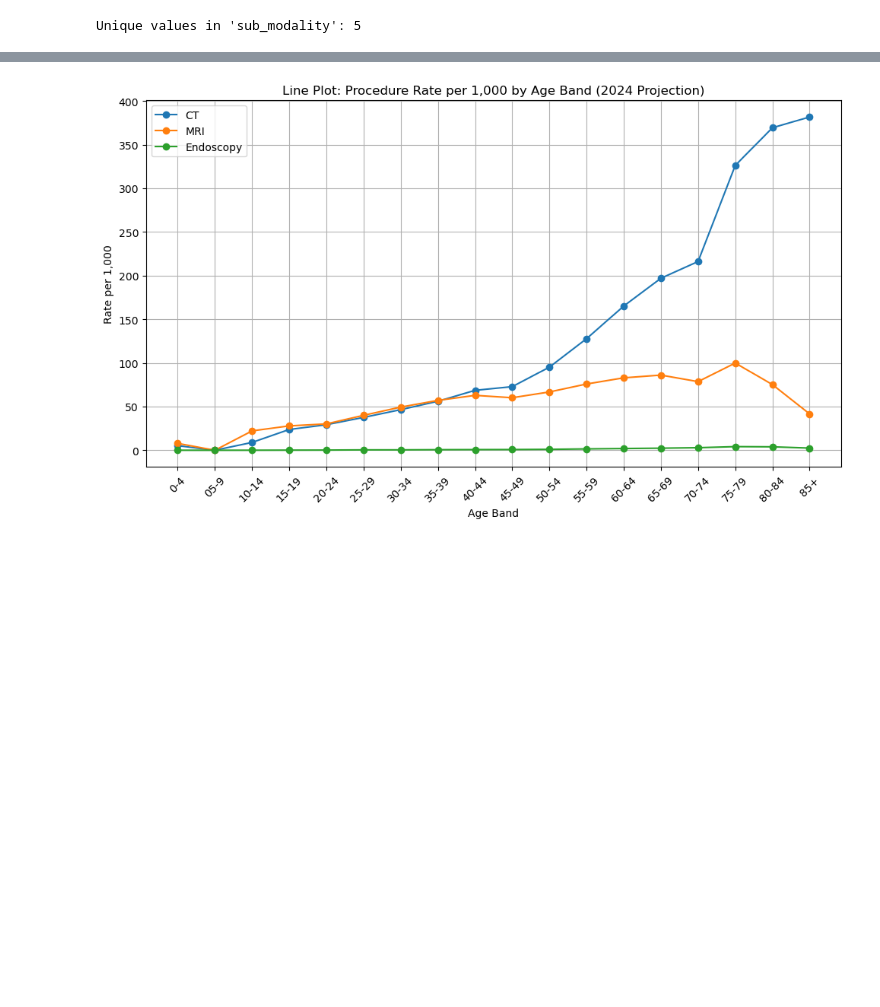
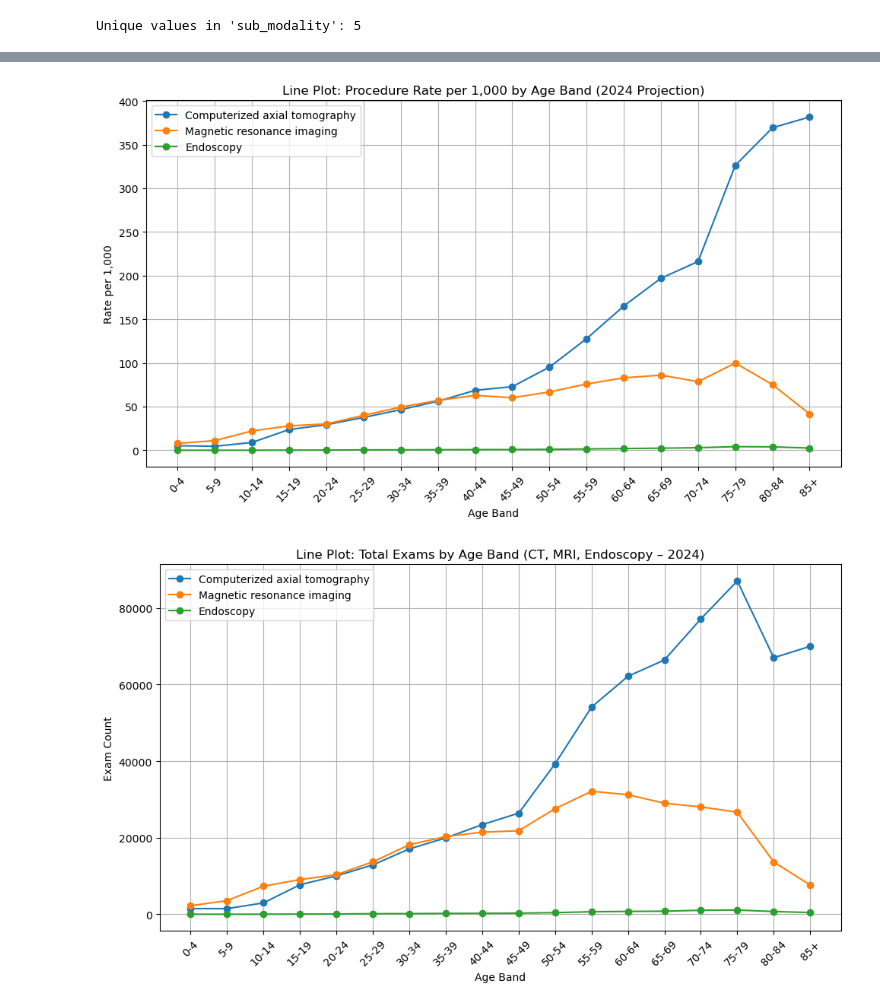
Before and after one commit to RossTylr/nhs-diagnostics-dids-eda, a Jupyter notebook: notebooks/04d_modality_demand.ipynb, the cells around one changed output, grey strips where cells are left out. Cells and saved outputs as stored; diff of their text form; code cells hidden in the pictures; blank space fills up the shorter version.

```diff
--- a/notebooks/04d_modality_demand.ipynb
+++ b/notebooks/04d_modality_demand.ipynb
@@ -353,31 +353,48 @@ CT / MRI / Endoscopy: Absolute and Per-1,000 Rates by Age Band (2024 Projection)
 # %%
-# Step 7: Clean and prepare for plotting
-plot_df = merged.copy()
+# Step: Rename columns so the plot loop works
+plot_df = plot_df.rename(columns={
+    "Computerized axial tomography (procedure)": "ct",
+    "Magnetic resonance imaging (procedure)": "mri",
+    "Endoscopy (procedure)": "endoscopy",
+    "Computerized axial tomography (procedure) rate / 1,000": "ct rate / 1,000",
+    "Magnetic resonance imaging (procedure) rate / 1,000": "mri rate / 1,000",
+    "Endoscopy (procedure) rate / 1,000": "endoscopy rate / 1,000"
+})
 
-# Drop total row if present
-plot_df = plot_df[~plot_df.index.isin(["Total"])].copy()
+# Define plot labels
+modality_labels = {
+    "ct": "Computerized axial tomography",
+    "mri": "Magnetic resonance imaging",
+    "endoscopy": "Endoscopy"
+}
 
-# Reset index and explicitly rename it
-plot_df = plot_df.reset_index()
+# Plot 1: Rates per 1,000
+plt.figure(figsize=(10, 6))
+for mod, label in modality_labels.items():
+    plt.plot(plot_df["age_band"], plot_df[f"{mod} rate / 1,000"], marker='o', label=label)
 
-# Rename column if unnamed index was restored as "index"
-if "index" in plot_df.columns and "age_band" not in plot_df.columns:
-    plot_df = plot_df.rename(columns={"index": "age_band"})
+plt.title("Line Plot: Procedure Rate per 1,000 by Age Band (2024 Projection)")
+plt.xlabel("Age Band")
+plt.ylabel("Rate per 1,000")
+plt.xticks(rotation=45)
+plt.legend()
+plt.grid(True)
+plt.tight_layout()
+plt.show()
 
-# Final check
-assert "age_band" in plot_df.columns, f"age_band column is still missing; available columns: {plot_df.columns.tolist()}"
+# Plot 2: Raw counts
+plt.figure(figsize=(10, 6))
+for mod, label in modality_labels.items():
+    plt.plot(plot_df["age_band"], plot_df[mod], marker='o', label=label)
+
+plt.title("Line Plot: Total Exams by Age Band (CT, MRI, Endoscopy – 2024)")
+plt.xlabel("Age Band")
+plt.ylabel("Exam Count")
+plt.xticks(rotation=45)
+plt.legend()
+plt.grid(True)
+plt.tight_layout()
+plt.show()
+# %% [output]
+[figure, added]
+[figure, added]
-# %%
-plt.figure(figsize=(10, 6))
-for mod, label in modality_labels.items():
-    plt.plot(plot_df["age_band"], plot_df[f"{mod} rate / 1,000"], marker='o', label=label)
-
-plt.title("Line Plot: Procedure Rate per 1,000 by Age Band (2024 Projection)")
-plt.xlabel("Age Band")
-plt.ylabel("Rate per 1,000")
-plt.xticks(rotation=45)
-plt.legend()
-plt.grid(True)
-plt.tight_layout()
-plt.show()
-# %% [output]
-[figure, removed]
```
Also changed, not shown: parts of 3 cells of this notebook, 20 other files.
